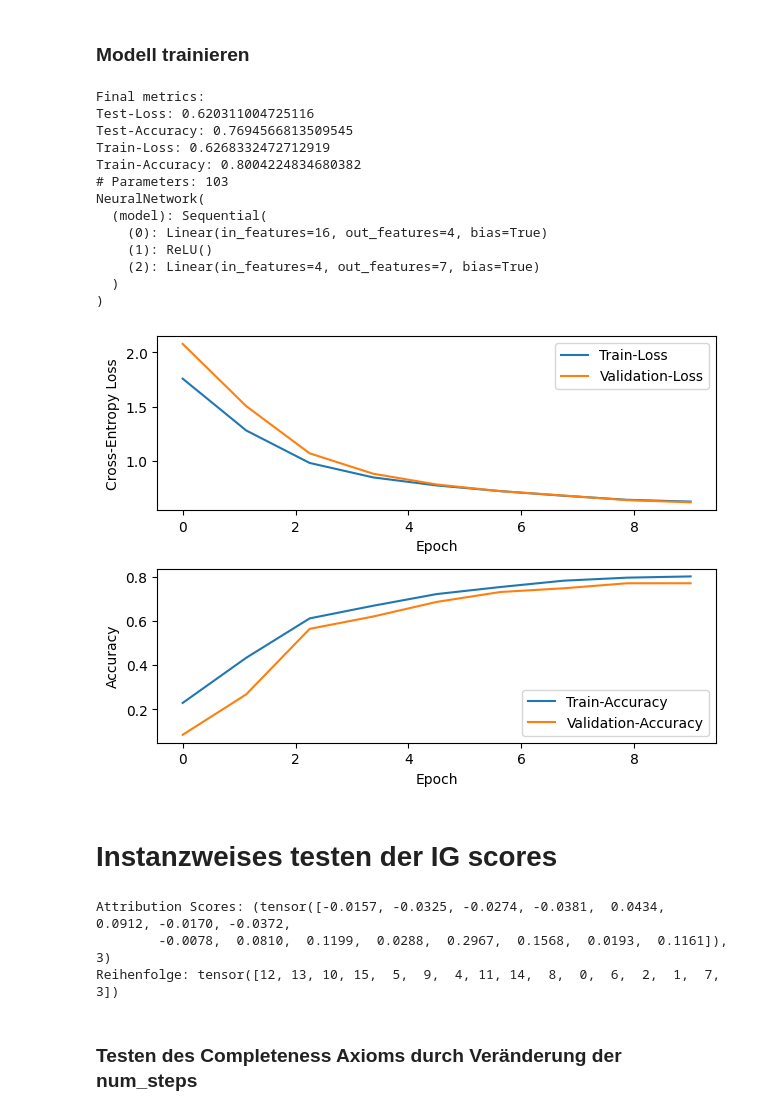
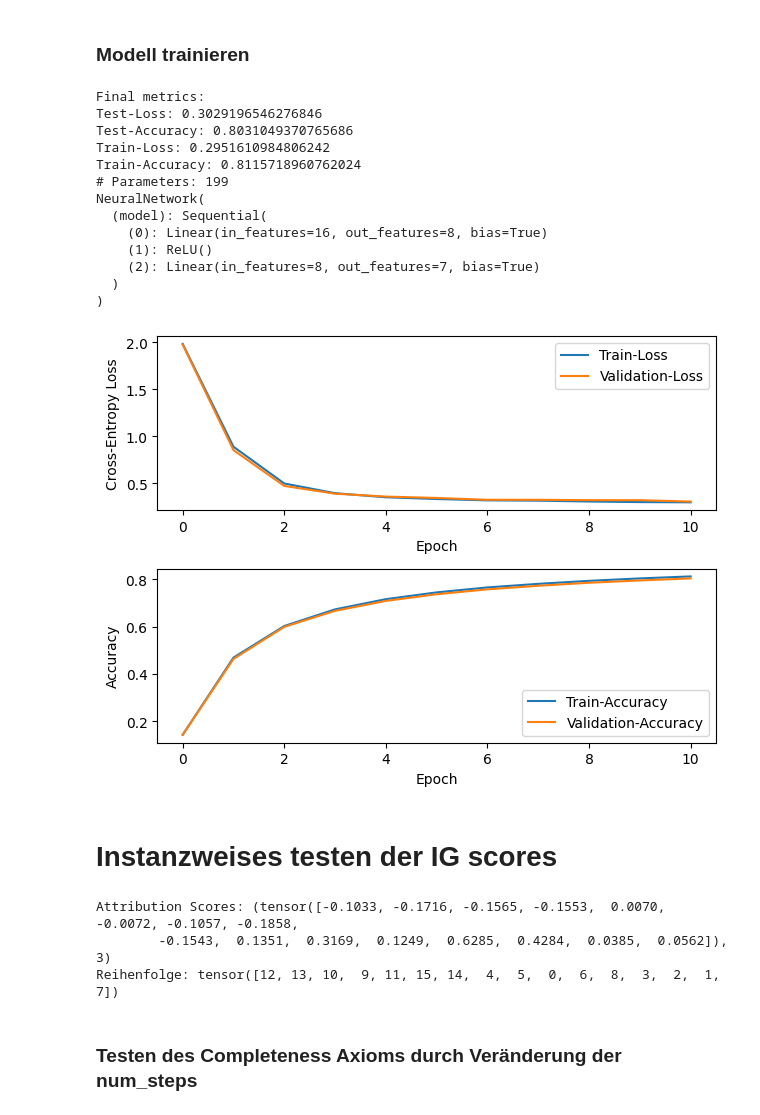
Before and after one commit to surajk222/Project_Group_Attribution_Method, a Jupyter notebook: integrated_gradients_exploration.ipynb, the cells around one changed output. Drawn from its saved outputs; the diff is of its cells as text; code cells hidden in the pictures.

```diff
--- a/integrated_gradients_exploration.ipynb
+++ b/integrated_gradients_exploration.ipynb
@@ -4,22 +4,22 @@ The aim of this workbook is to explore the Integrated Gradients implementation.
 ### Modell trainieren
 # %%
 from model.training import train_model_and_visualize
-model = train_model_and_visualize([4])
+model = train_model_and_visualize([8])
 # %% [output]
 Final metrics:
-Test-Loss: 0.620311004725116
-Test-Accuracy: 0.7694566813509545
-Train-Loss: 0.6268332472712919
-Train-Accuracy: 0.8004224834680382
-# Parameters: 103
+Test-Loss: 0.3029196546276846
+Test-Accuracy: 0.8031049370765686
+Train-Loss: 0.2951610984806242
+Train-Accuracy: 0.8115718960762024
+# Parameters: 199
 NeuralNetwork(
   (model): Sequential(
-    (0): Linear(in_features=16, out_features=4, bias=True)
+    (0): Linear(in_features=16, out_features=8, bias=True)
     (1): ReLU()
-    (2): Linear(in_features=4, out_features=7, bias=True)
+    (2): Linear(in_features=8, out_features=7, bias=True)
   )
 )
-[figure, old version]
+[figure, new version]
 # %% [markdown]
 # Instanzweises testen der IG scores
 # %%
@@ -39,9 +39,9 @@ attribution_score = ig.attribute(x,target_label_index=None,n_steps=500)
 print("Attribution Scores: "  + str(attribution_score))
 print("Reihenfolge: " + str(attribution_score[0].argsort(descending=True)))
 # %% [output]
-Attribution Scores: (tensor([-0.0157, -0.0325, -0.0274, -0.0381,  0.0434,  0.0912, -0.0170, -0.0372,
-        -0.0078,  0.0810,  0.1199,  0.0288,  0.2967,  0.1568,  0.0193,  0.1161]), 3)
-Reihenfolge: tensor([12, 13, 10, 15,  5,  9,  4, 11, 14,  8,  0,  6,  2,  1,  7,  3])
+Attribution Scores: (tensor([-0.1033, -0.1716, -0.1565, -0.1553,  0.0070, -0.0072, -0.1057, -0.1858,
+        -0.1543,  0.1351,  0.3169,  0.1249,  0.6285,  0.4284,  0.0385,  0.0562]), 3)
+Reihenfolge: tensor([12, 13, 10,  9, 11, 15, 14,  4,  5,  0,  6,  8,  3,  2,  1,  7])
 # %% [markdown]
 ### Testen des Completeness Axioms durch Veränderung der num_steps
 # %%
```
Also changed, not shown: parts of 4 cells of this notebook, 1 other file.
